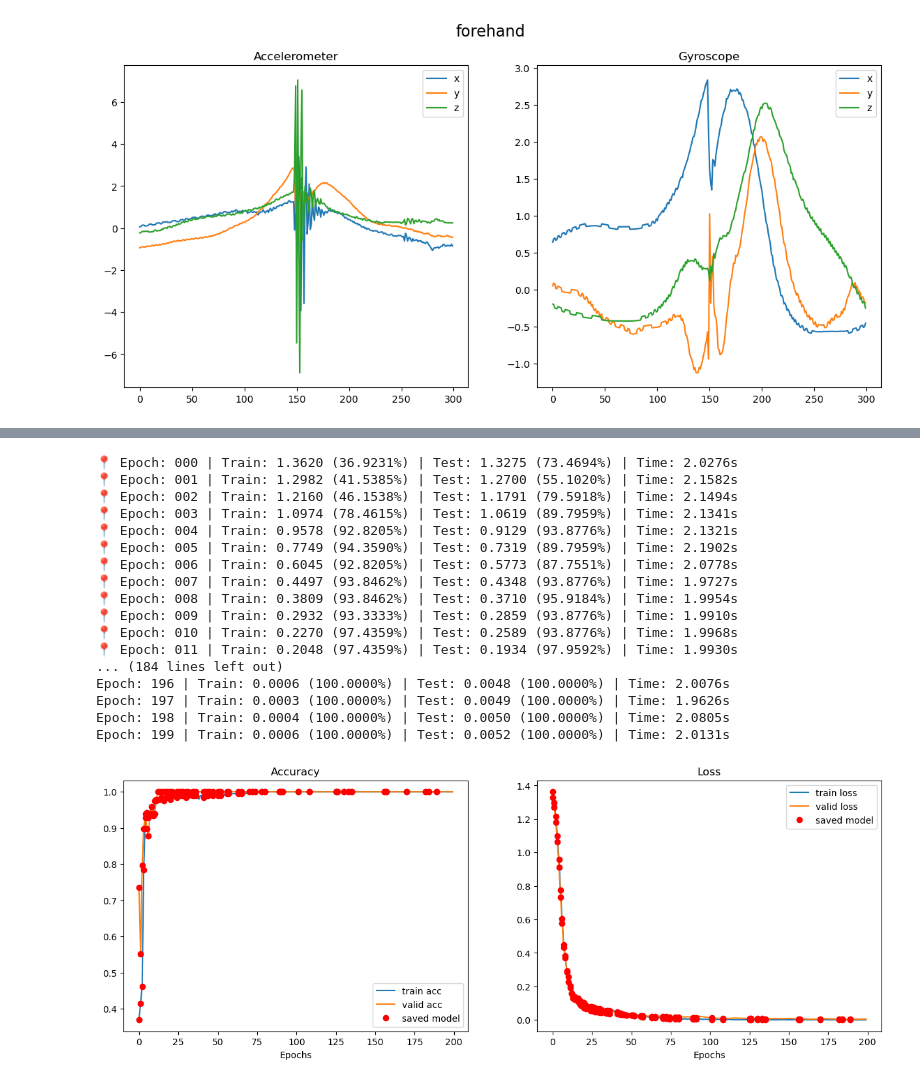
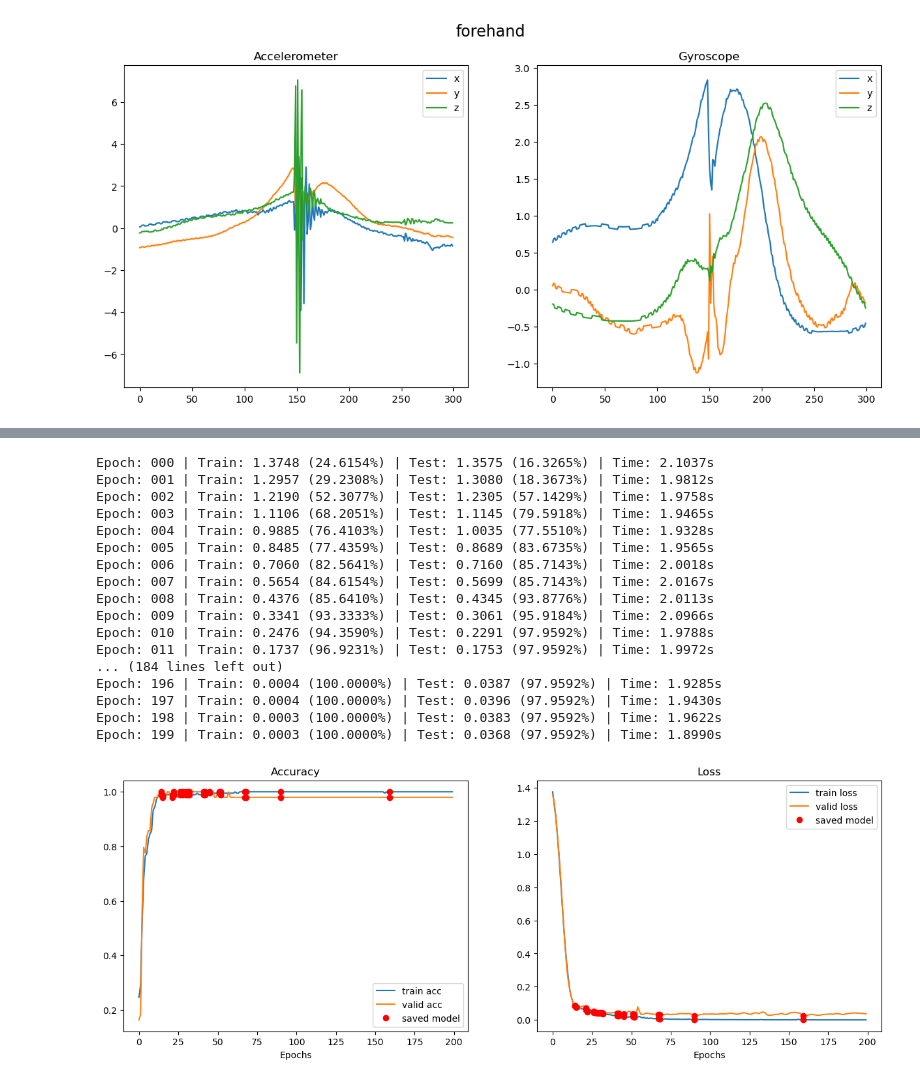
Before and after one commit to Fexcatta/SmartTennisRacket, a Jupyter notebook: model/training.ipynb, the cells around one changed output, grey strips where cells are left out. Saved outputs shown, nothing was run; the diff lists cells and outputs as text; code cells hidden in the pictures.

```diff
--- a/model/training.ipynb
+++ b/model/training.ipynb
@@ -83,9 +82,7 @@ def export(model, stats):
                     dataset[0][0].to('cpu').unsqueeze(0), # dummy input
                     EXPORT_PATH / f"model_{VERSION}.onnx",
                     input_names = ['input'],
-                    output_names = ['output'],
-                    dynamic_axes={'input' : {0 : 'batch_size'},    # variable length axes
-                                    'output' : {0 : 'batch_size'}})
+                    output_names = ['output'])
 
     # save stats
     with open(EXPORT_PATH / f"stats_{VERSION}.txt", "w") as f:
@@ -155,7 +152,7 @@ for epoch in range(EPOCHS):
         outputs = model(inputs)
 
         # Compute loss
-        loss_value = loss(outputs, labels)
+        loss_value = loss(torch.log(outputs + 1e-20), labels)
 
         # Backpropagate the gradients
         loss_value.backward()
@@ -191,7 +188,7 @@ for epoch in range(EPOCHS):
             outputs = model(inputs)
 
             # Compute loss
-            loss_value = loss(outputs, labels)
+            loss_value = loss(torch.log(outputs + 1e-20), labels)
 
             # Compute the total loss for the batch and add it valid_loss
             valid_loss += loss_value.item() * inputs.size(0)
@@ -235,50 +232,50 @@ for epoch in range(EPOCHS):
             saved_epochs.append(epoch)
 
             stats = f"Epoch: {epoch} | Train: {avg_train_loss:.4f} ({avg_train_acc*100:.4f}%) | Test: {avg_valid_loss:.4f} ({avg_valid_acc*100:.4f}%)"
             export(model, stats)
             saved = "📍 "
 
         print(f"{saved}Epoch: {epoch:03d} | Train: {avg_train_loss:.4f} ({avg_train_acc*100:.4f}%) | Test: {avg_valid_loss:.4f} ({avg_valid_acc*100:.4f}%) | Time: {epoch_end-epoch_start:.4f}s")
 
 
 fig, axs = plt.subplots(1, 2, figsize=(15, 5))
 
 axs[0].plot([h[2] for h in history], label='train acc')
 axs[0].plot([h[3] for h in history], label='valid acc')
 axs[0].plot(saved_epochs, [h[2] for i, h in enumerate(history) if i in saved_epochs], 'ro', label='saved model')
 axs[0].plot(saved_epochs, [h[3] for i, h in enumerate(history) if i in saved_epochs], 'ro')
 axs[0].set_title('Accuracy')
 axs[0].set_xlabel('Epochs')
 axs[0].legend()
 
 axs[1].plot([h[0] for h in history], label='train loss')
 axs[1].plot([h[1] for h in history], label='valid loss')
 axs[1].plot(saved_epochs, [h[0] for i, h in enumerate(history) if i in saved_epochs], 'ro', label='saved model')
 axs[1].plot(saved_epochs, [h[1] for i, h in enumerate(history) if i in saved_epochs], 'ro')
 axs[1].set_title('Loss')
 axs[1].set_xlabel('Epochs')
 axs[1].legend()
 
 plt.show()
 # %% [output]
-📍 Epoch: 000 | Train: 1.3620 (36.9231%) | Test: 1.3275 (73.4694%) | Time: 2.0276s
-📍 Epoch: 001 | Train: 1.2982 (41.5385%) | Test: 1.2700 (55.1020%) | Time: 2.1582s
-📍 Epoch: 002 | Train: 1.2160 (46.1538%) | Test: 1.1791 (79.5918%) | Time: 2.1494s
-📍 Epoch: 003 | Train: 1.0974 (78.4615%) | Test: 1.0619 (89.7959%) | Time: 2.1341s
-📍 Epoch: 004 | Train: 0.9578 (92.8205%) | Test: 0.9129 (93.8776%) | Time: 2.1321s
-📍 Epoch: 005 | Train: 0.7749 (94.3590%) | Test: 0.7319 (89.7959%) | Time: 2.1902s
-📍 Epoch: 006 | Train: 0.6045 (92.8205%) | Test: 0.5773 (87.7551%) | Time: 2.0778s
-📍 Epoch: 007 | Train: 0.4497 (93.8462%) | Test: 0.4348 (93.8776%) | Time: 1.9727s
-📍 Epoch: 008 | Train: 0.3809 (93.8462%) | Test: 0.3710 (95.9184%) | Time: 1.9954s
-📍 Epoch: 009 | Train: 0.2932 (93.3333%) | Test: 0.2859 (93.8776%) | Time: 1.9910s
-📍 Epoch: 010 | Train: 0.2270 (97.4359%) | Test: 0.2589 (93.8776%) | Time: 1.9968s
-📍 Epoch: 011 | Train: 0.2048 (97.4359%) | Test: 0.1934 (97.9592%) | Time: 1.9930s
+Epoch: 000 | Train: 1.3748 (24.6154%) | Test: 1.3575 (16.3265%) | Time: 2.1037s
+Epoch: 001 | Train: 1.2957 (29.2308%) | Test: 1.3080 (18.3673%) | Time: 1.9812s
+Epoch: 002 | Train: 1.2190 (52.3077%) | Test: 1.2305 (57.1429%) | Time: 1.9758s
+Epoch: 003 | Train: 1.1106 (68.2051%) | Test: 1.1145 (79.5918%) | Time: 1.9465s
+Epoch: 004 | Train: 0.9885 (76.4103%) | Test: 1.0035 (77.5510%) | Time: 1.9328s
+Epoch: 005 | Train: 0.8485 (77.4359%) | Test: 0.8689 (83.6735%) | Time: 1.9565s
+Epoch: 006 | Train: 0.7060 (82.5641%) | Test: 0.7160 (85.7143%) | Time: 2.0018s
+Epoch: 007 | Train: 0.5654 (84.6154%) | Test: 0.5699 (85.7143%) | Time: 2.0167s
+Epoch: 008 | Train: 0.4376 (85.6410%) | Test: 0.4345 (93.8776%) | Time: 2.0113s
+Epoch: 009 | Train: 0.3341 (93.3333%) | Test: 0.3061 (95.9184%) | Time: 2.0966s
+Epoch: 010 | Train: 0.2476 (94.3590%) | Test: 0.2291 (97.9592%) | Time: 1.9788s
+Epoch: 011 | Train: 0.1737 (96.9231%) | Test: 0.1753 (97.9592%) | Time: 1.9972s
 ... (184 lines left out)
-Epoch: 196 | Train: 0.0006 (100.0000%) | Test: 0.0048 (100.0000%) | Time: 2.0076s
-Epoch: 197 | Train: 0.0003 (100.0000%) | Test: 0.0049 (100.0000%) | Time: 1.9626s
-Epoch: 198 | Train: 0.0004 (100.0000%) | Test: 0.0050 (100.0000%) | Time: 2.0805s
-Epoch: 199 | Train: 0.0006 (100.0000%) | Test: 0.0052 (100.0000%) | Time: 2.0131s
+Epoch: 196 | Train: 0.0004 (100.0000%) | Test: 0.0387 (97.9592%) | Time: 1.9285s
+Epoch: 197 | Train: 0.0004 (100.0000%) | Test: 0.0396 (97.9592%) | Time: 1.9430s
+Epoch: 198 | Train: 0.0003 (100.0000%) | Test: 0.0383 (97.9592%) | Time: 1.9622s
+Epoch: 199 | Train: 0.0003 (100.0000%) | Test: 0.0368 (97.9592%) | Time: 1.8990s
-[figure, old version]
+[figure, new version]
 # %%
 # test prediction
 sample = dataset[209]
```
Also changed, not shown: parts of 4 cells of this notebook, 1 other file.
